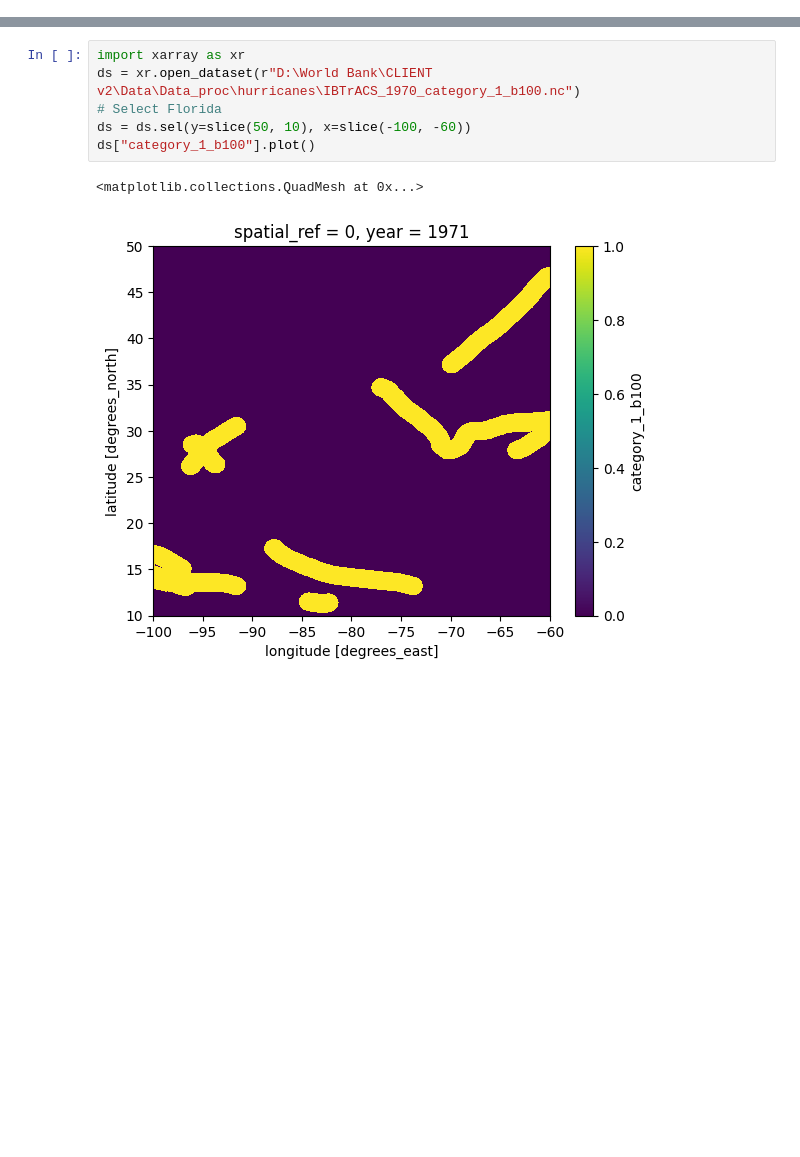
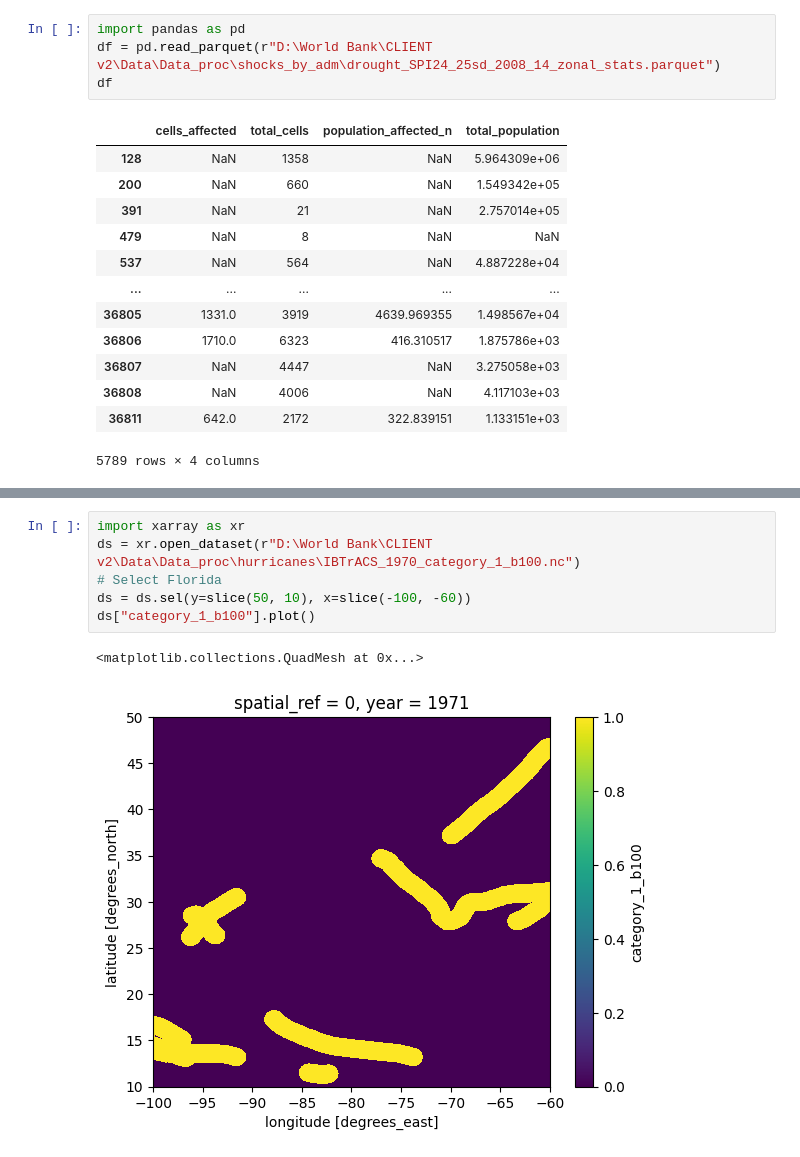
Before and after one commit to Queeno11/CLIENT-v2, a Jupyter notebook: debug.ipynb, the cells around one changed output, grey strips where cells are left out. Cells and saved outputs as stored; diff of their text form; blank space fills up the shorter version.

```diff
--- a/debug.ipynb
+++ b/debug.ipynb
@@ -14,0 +53,18 @@ DATA_OUT = rf"{PATH}\Data\Data_out"
+# %%
+import pandas as pd
+df = pd.read_parquet(r"D:\World Bank\CLIENT v2\Data\Data_proc\shocks_by_adm\drought_SPI24_25sd_2008_14_zonal_stats.parquet")
+df
+# %% [output]
+|  | cells_affected | total_cells | population_affected_n | total_population |
+| 128 | NaN | 1358 | NaN | 5.964309e+06 |
+| 200 | NaN | 660 | NaN | 1.549342e+05 |
+| 391 | NaN | 21 | NaN | 2.757014e+05 |
+| 479 | NaN | 8 | NaN | NaN |
+| 537 | NaN | 564 | NaN | 4.887228e+04 |
+| ... | ... | ... | ... | ... |
+| 36805 | 1331.0 | 3919 | 4639.969355 | 1.498567e+04 |
+| 36806 | 1710.0 | 6323 | 416.310517 | 1.875786e+03 |
+| 36807 | NaN | 4447 | NaN | 3.275058e+03 |
+| 36808 | NaN | 4006 | NaN | 4.117103e+03 |
+| 36811 | 642.0 | 2172 | 322.839151 | 1.133151e+03 |
+5789 rows × 4 columns
```
Also changed, not shown: parts of 17 cells of this notebook.
